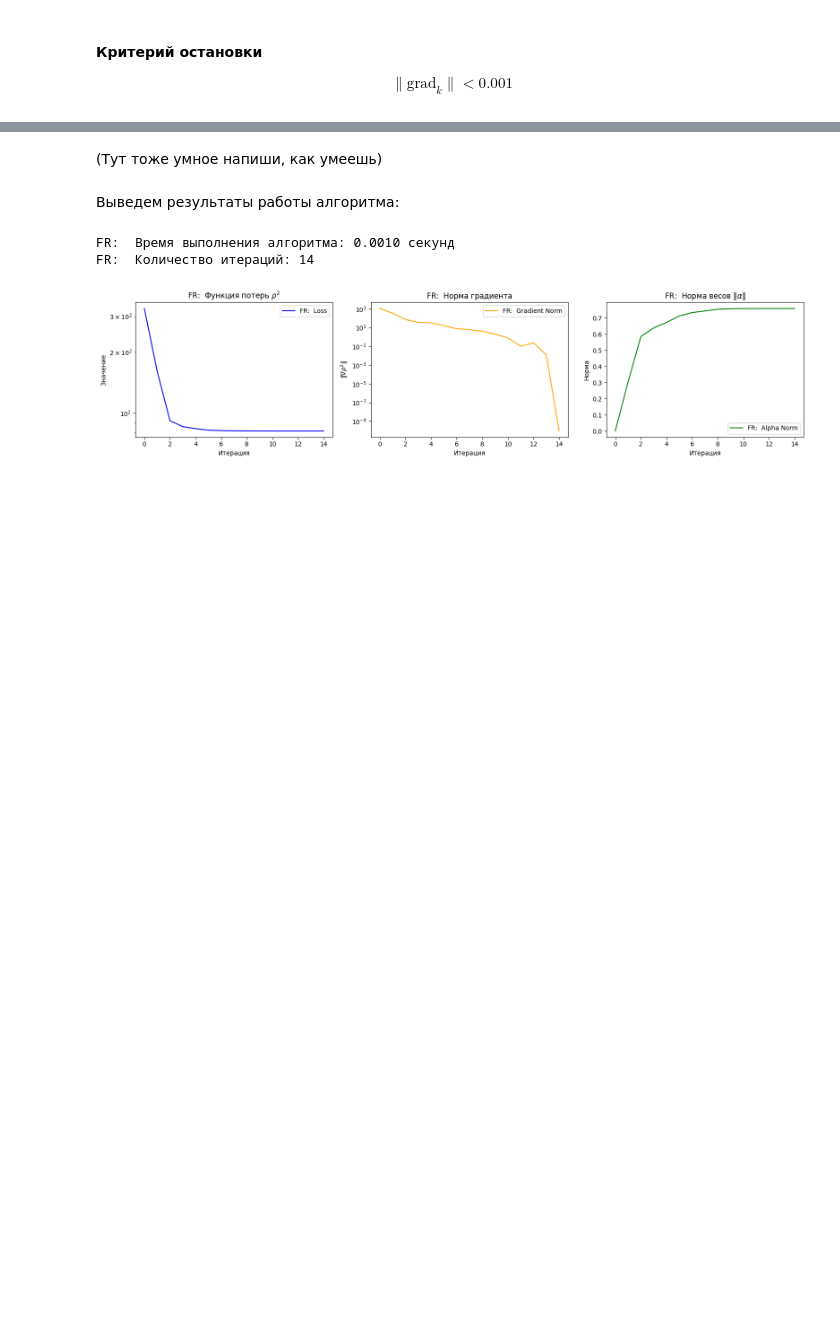
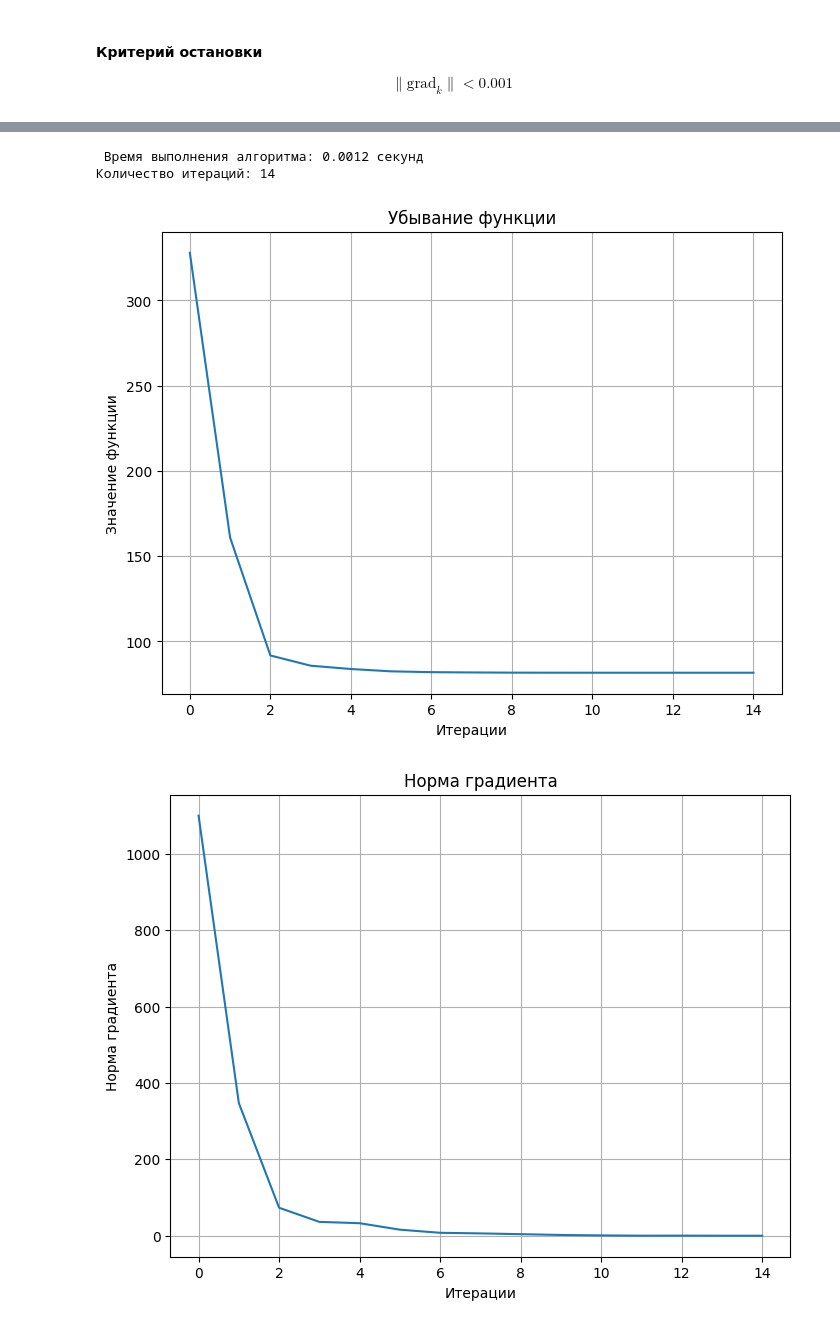
Before and after one commit to Kirill-Yurkov/MetOpt2, a Jupyter notebook: main.ipynb, the cells around one changed output, grey strips where cells are left out. Cells and saved outputs as stored; diff of their text form; code cells hidden in the pictures; blank space fills up the shorter version.

```diff
--- a/main.ipynb
+++ b/main.ipynb
@@ -288,3 +290 @@ y_train_scaled = (y_train - y_train.mean()) / y_train.std()
-# %% [markdown]
-(Тут тоже умное напиши, как умеешь)
 # %%
@@ -335,8 +319,11 @@ def fletcher_reeves(X_train, y_train, tol=1e-6, max_iter=2000):
-# %% [markdown]
-Выведем результаты работы алгоритма:
-# %%
-run_and_visualize(fletcher_reeves, X_train_scaled, y_train_scaled, title_prefix="FR: ")
-# %% [output]
-FR:  Время выполнения алгоритма: 0.0010 секунд
-FR:  Количество итераций: 14
-[figure, removed]
+# %%
+print(f" Время выполнения алгоритма: {execution_time_rivs:.4f} секунд")
+print(f"Количество итераций: {iterations_rivs}")
+# %% [output]
+ Время выполнения алгоритма: 0.0012 секунд
+Количество итераций: 14
+# %%
+visualize_plots_params(losses_rivs, grad_norms_rivs, alpha_norms_rivs)
+# %% [output]
+[figure, added]
+[figure, added]
```
Also changed, not shown: parts of 52 cells of this notebook, 2 other files.
